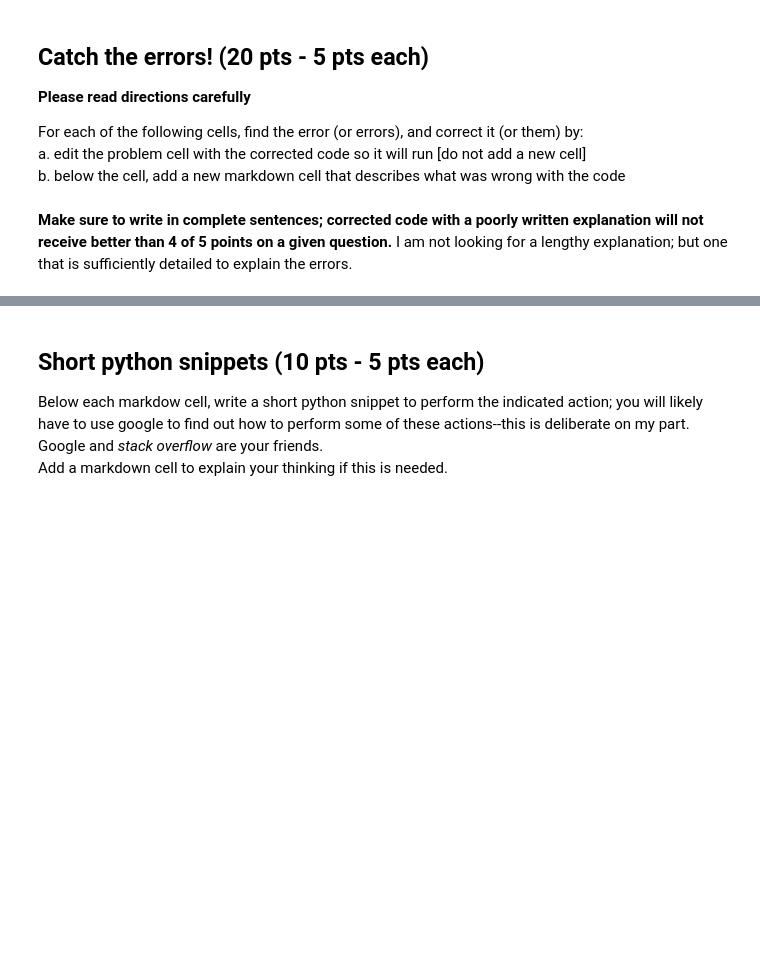
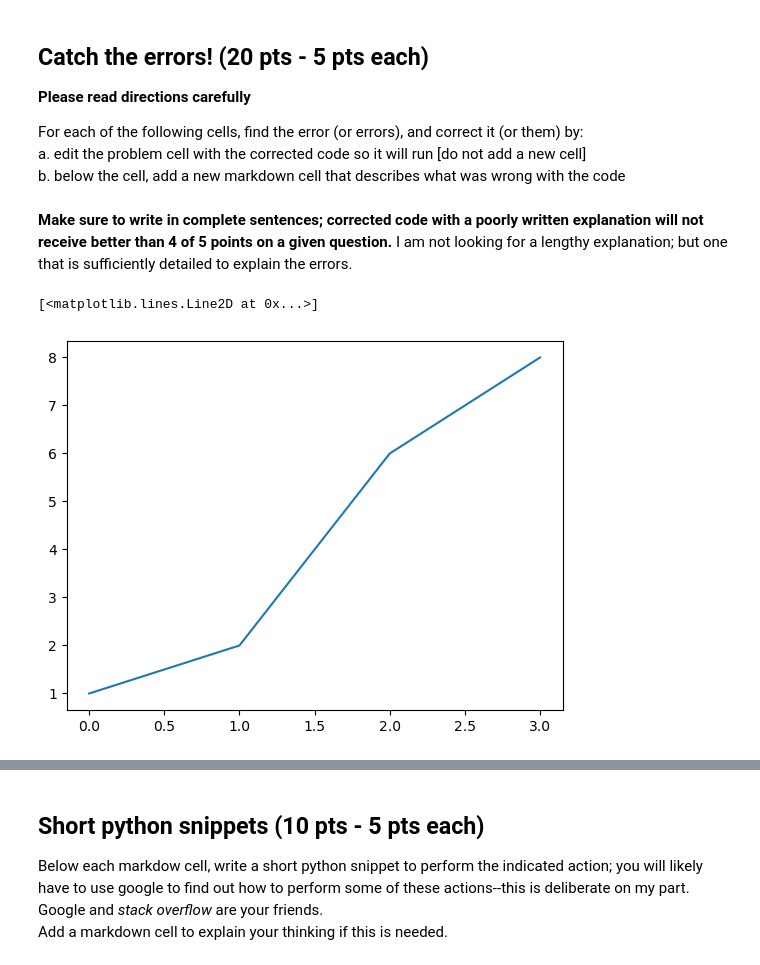
Before and after one commit to LDeGroot-Wooster/CompPhys26, a Jupyter notebook: Labs/LabAssignment4_S26.ipynb, the cells around one changed output, grey strips where cells are left out. Cells and saved outputs as stored; diff of their text form; code cells hidden in the pictures; blank space fills up the shorter version.

```diff
--- a/Labs/LabAssignment4_S26.ipynb
+++ b/Labs/LabAssignment4_S26.ipynb
@@ -21,4 +26,7 @@ For each of the following cells, find the error (or errors), and correct it (or
 # %%
 #1 - create a list and plot it
 x=[1,2,6,8]
-plot(x)
+plt.plot(x)
+# %% [output]
+[<matplotlib.lines.Line2D at 0x...>]
+[figure, added]
```
Also changed, not shown: parts of 20 cells of this notebook, 2 other files.
